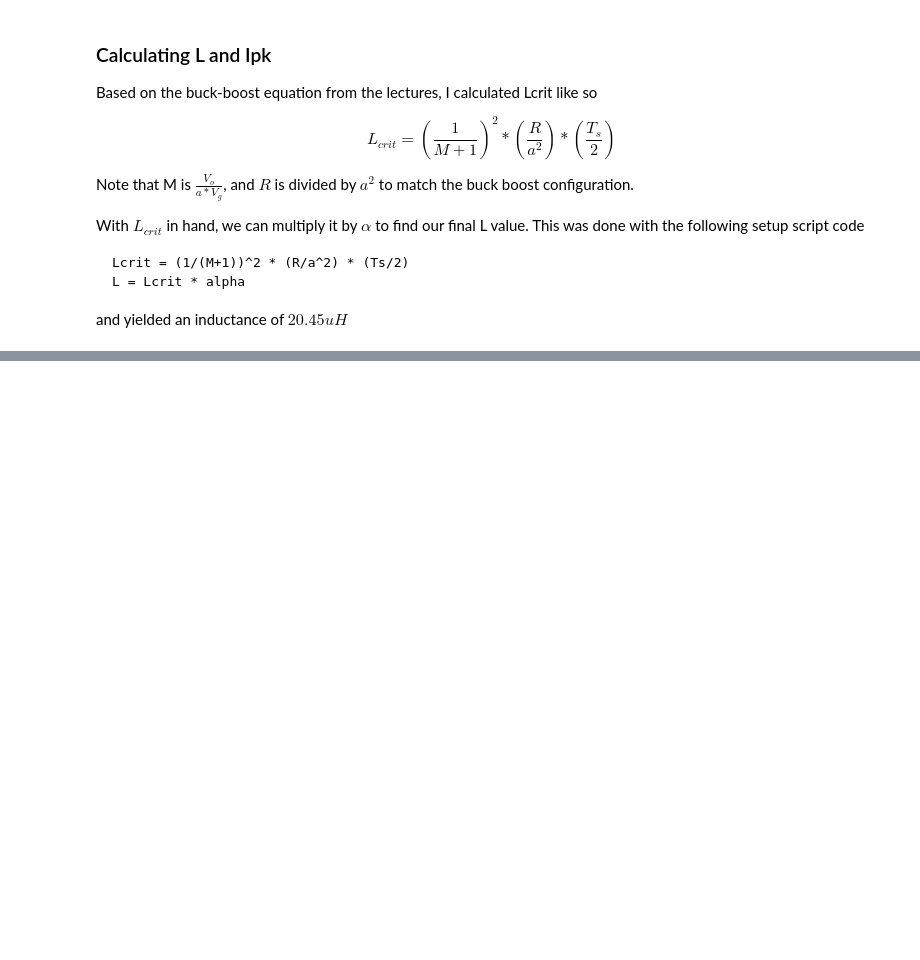
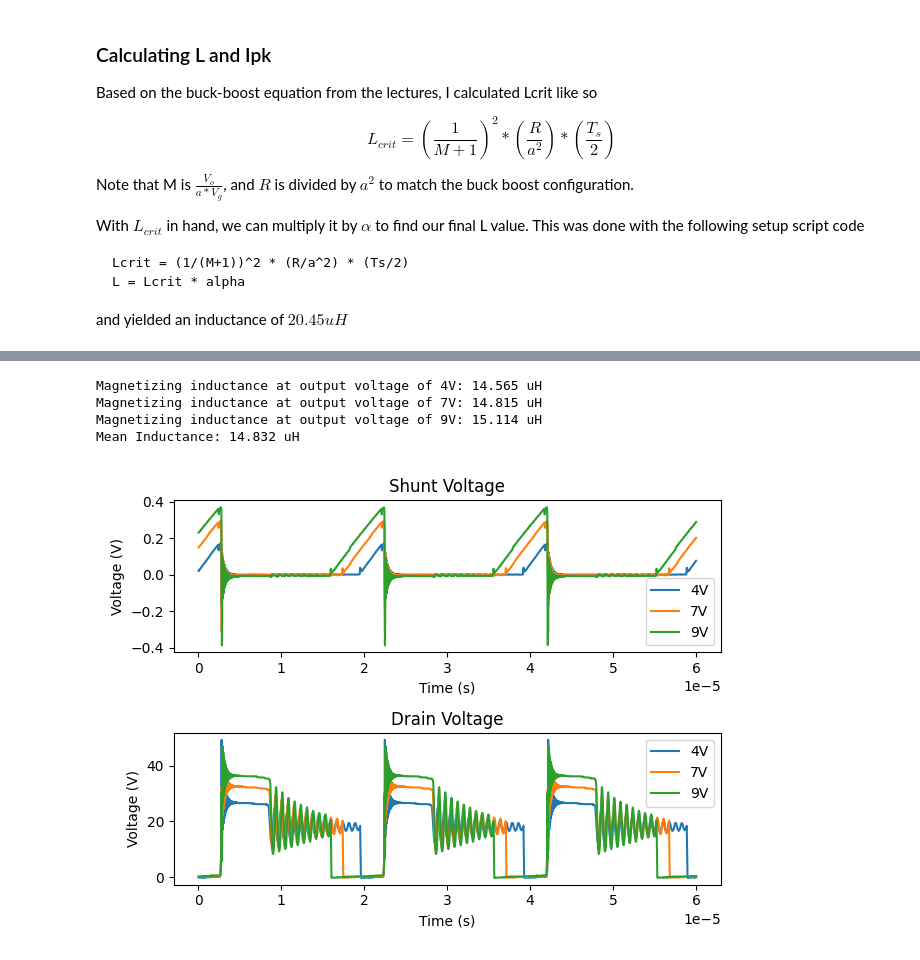
Before and after one commit to amit-kumarh/power-electronics, a Jupyter notebook: assignments/05-lab/report.ipynb, the cells around one changed output, grey strips where cells are left out. Saved outputs shown, nothing was run; the diff lists cells and outputs as text; code cells hidden in the pictures; blank space fills up the shorter version.

```diff
--- a/assignments/05-lab/report.ipynb
+++ b/assignments/05-lab/report.ipynb
@@ -86,0 +164,30 @@ Entering these calculations into my PLECS sim (and adjusting my frequency to mat
+# %%
+names = ['4', '7', '9']
+a = 0.4862 # transformer turns ratio
+ts = [(2e-5, 2.15e-5), (1.8e-5, 2.15e-5), (1.7e-5, 2.15e-5)]
+Vs = [4.06, 7.02, 9.02]
+Ls = []
+
+figure, (ax1, ax2) = plt.subplots(2,1)
+for name, t, V in zip(names, ts, Vs):
+    df, _ = import_and_clean(f't1_{name}v', ["Vshunt", "Vdrain"], True, 30) # LPF to smooth out spikes and make data easier to inspect
+    df.plot(x="X", y="Vshunt", ax=ax1, title="Shunt Voltage")
+    df.plot(x="X", y="Vdrain", ax=ax2, title="Drain Voltage")
+    # change to library - I now am passing in V_L of the magnetizing inductance, which should roughly be Vg (minus FET and shunt drops)
+    Ls.append(L := calc_inductance(df, *t, VG))
+    print(f"Magnetizing inductance at output voltage of {name}V: {round(L * 10e5, 3)} uH")
+
+ax1.legend(["4V", "7V", "9V"])
+ax2.legend(["4V", "7V", "9V"])
+ax1.set_xlabel("Time (s)")
+ax1.set_ylabel("Voltage (V)")
+ax2.set_xlabel("Time (s)")
+ax2.set_ylabel("Voltage (V)")
+figure.tight_layout()
+print(f"Mean Inductance: {round((Lmean := np.mean(Ls)) * 10e5, 3)} uH")
+# %% [output]
+Magnetizing inductance at output voltage of 4V: 14.565 uH
+Magnetizing inductance at output voltage of 7V: 14.815 uH
+Magnetizing inductance at output voltage of 9V: 15.114 uH
+Mean Inductance: 14.832 uH
+[figure, added]
```
Also changed, not shown: parts of 19 cells of this notebook, 2 other files.
